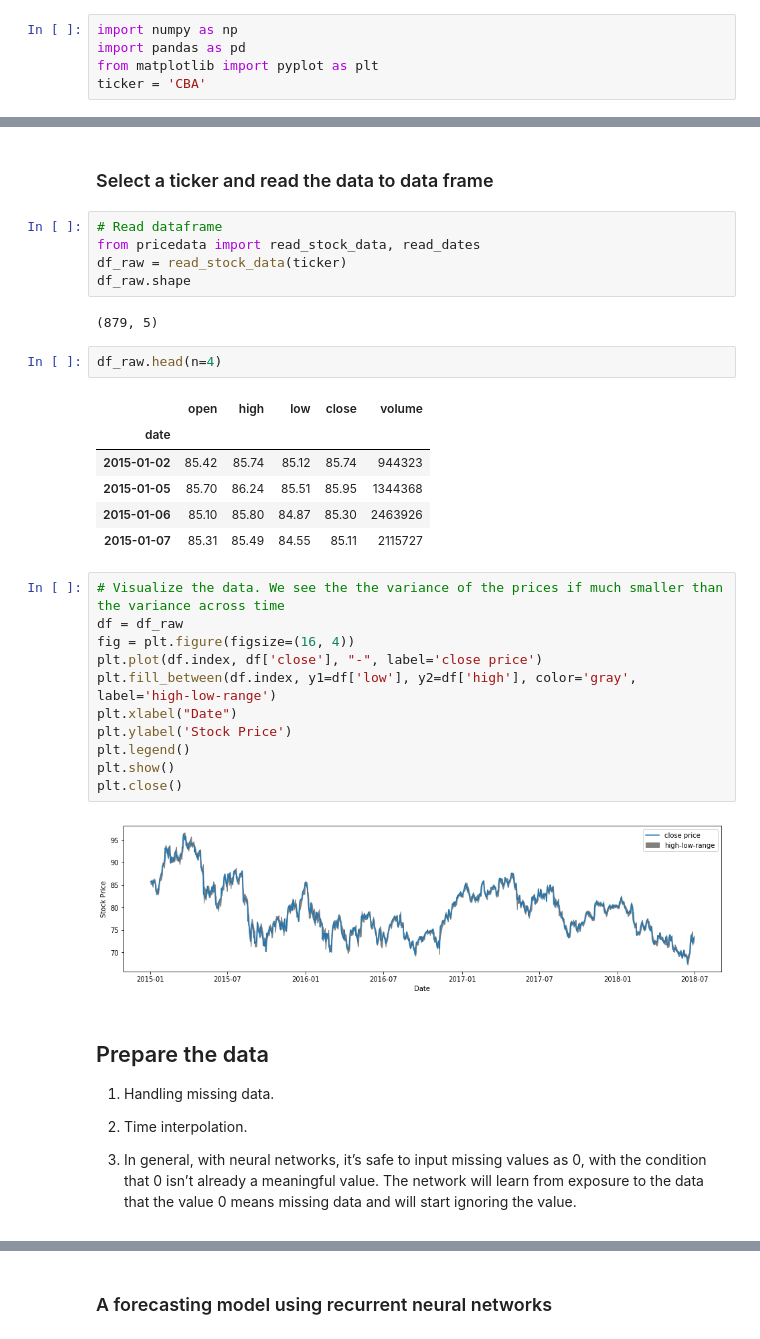
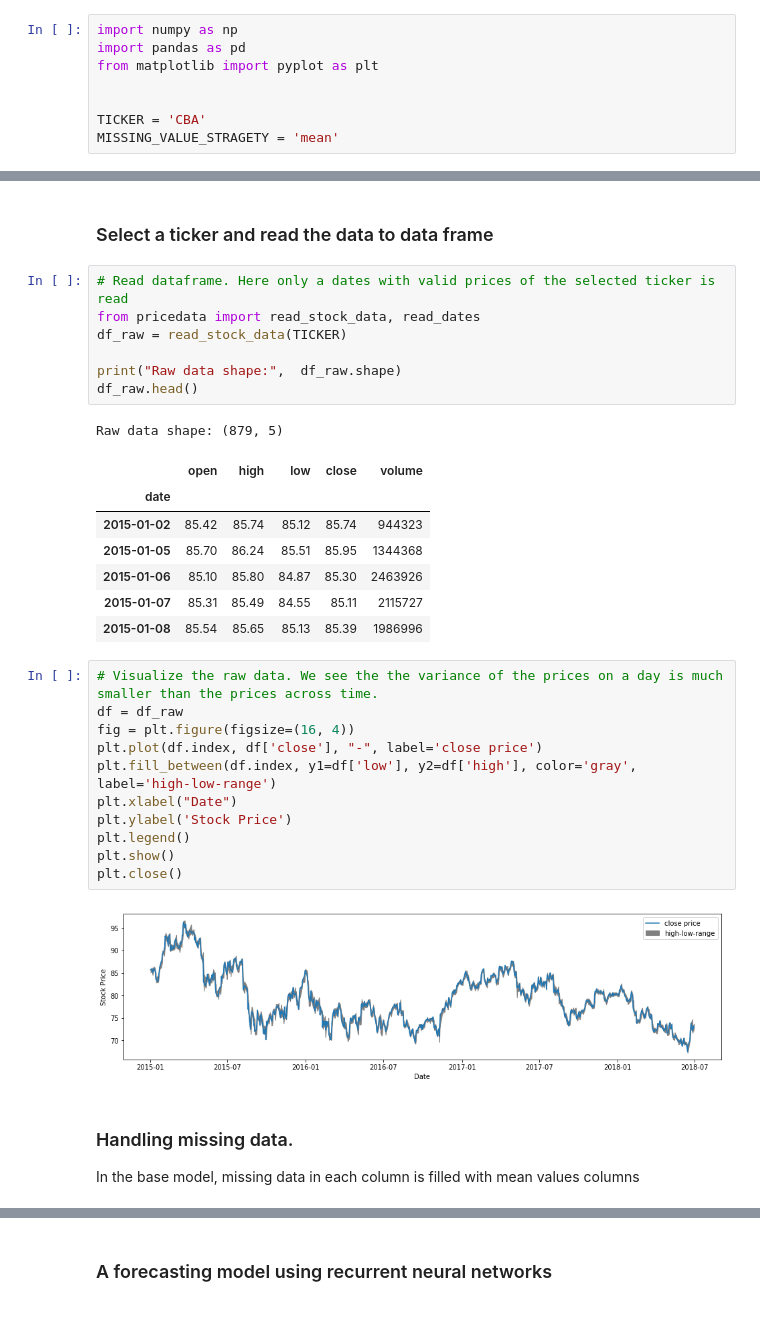
Before and after one commit to chuanwuliu/stock-forecasting, a Jupyter notebook: forecasting.ipynb, the cells around one changed output, grey strips where cells are left out. Drawn from its saved outputs; the diff is of its cells as text.

```diff
--- a/forecasting.ipynb
+++ b/forecasting.ipynb
@@ -7,29 +14,32 @@ This notebook includes the data preprocessing, model training, validation and te
 import numpy as np
 import pandas as pd
 from matplotlib import pyplot as plt
-ticker = 'CBA'
+
+
+TICKER = 'CBA'
+MISSING_VALUE_STRAGETY = 'mean'
 # %% [markdown]
 ## Prepare data
 # %% [markdown]
 ### Select a ticker and read the data to data frame
 # %%
-# Read dataframe
+# Read dataframe. Here only a dates with valid prices of the selected ticker is read
 from pricedata import read_stock_data, read_dates
-df_raw = read_stock_data(ticker)
-df_raw.shape
+df_raw = read_stock_data(TICKER)
+
+print("Raw data shape:",  df_raw.shape)
+df_raw.head()
 # %% [output]
-(879, 5)
+Raw data shape: (879, 5)
+|  | open | high | low | close | volume |
+| date |  |  |  |  |  |
+| 2015-01-02 | 85.42 | 85.74 | 85.12 | 85.74 | 944323 |
+| 2015-01-05 | 85.70 | 86.24 | 85.51 | 85.95 | 1344368 |
+| 2015-01-06 | 85.10 | 85.80 | 84.87 | 85.30 | 2463926 |
+| 2015-01-07 | 85.31 | 85.49 | 84.55 | 85.11 | 2115727 |
+| 2015-01-08 | 85.54 | 85.65 | 85.13 | 85.39 | 1986996 |
-# %%
-df_raw.head(n=4)
-# %% [output]
-|  | open | high | low | close | volume |
-| date |  |  |  |  |  |
-| 2015-01-02 | 85.42 | 85.74 | 85.12 | 85.74 | 944323 |
-| 2015-01-05 | 85.70 | 86.24 | 85.51 | 85.95 | 1344368 |
-| 2015-01-06 | 85.10 | 85.80 | 84.87 | 85.30 | 2463926 |
-| 2015-01-07 | 85.31 | 85.49 | 84.55 | 85.11 | 2115727 |
 # %%
-# Visualize the data. We see the the variance of the prices if much smaller than the variance across time
+# Visualize the raw data. We see the the variance of the prices on a day is much smaller than the prices across time.
 df = df_raw
 fig = plt.figure(figsize=(16, 4))
 plt.plot(df.index, df['close'], "-", label='close price')
@@ -41,11 +51,7 @@ plt.show()
 plt.close()
 # %% [output]
 [figure]
-# %% [markdown]
-## Prepare the data
-1. Handling missing data.
-
- 1. Time interpolation.
- 2. In general, with neural networks, it’s safe to input missing values as 0, with the condition
-that 0 isn’t already a meaningful value. The network will learn from exposure to
-the data that the value 0 means missing data and will start ignoring the value.
+# %% [markdown]
+### Handling missing data.
+
+In the base model, missing data in each column is filled with mean values columns
```
Also changed, not shown: parts of 30 cells of this notebook.
